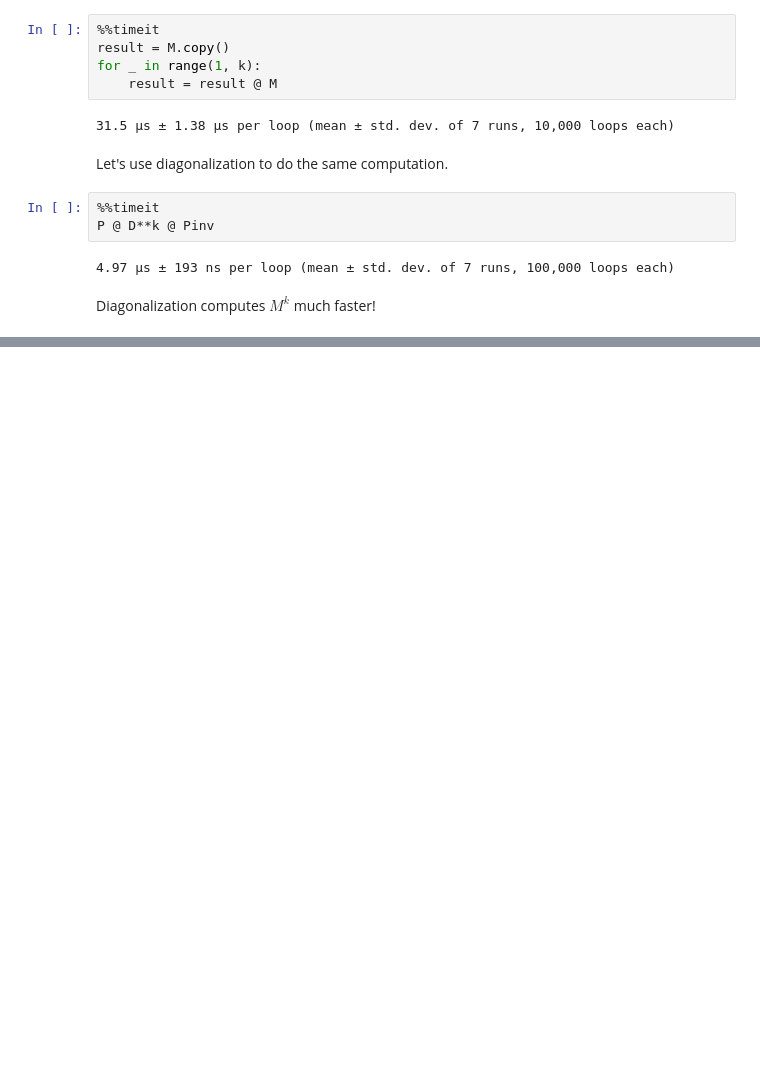
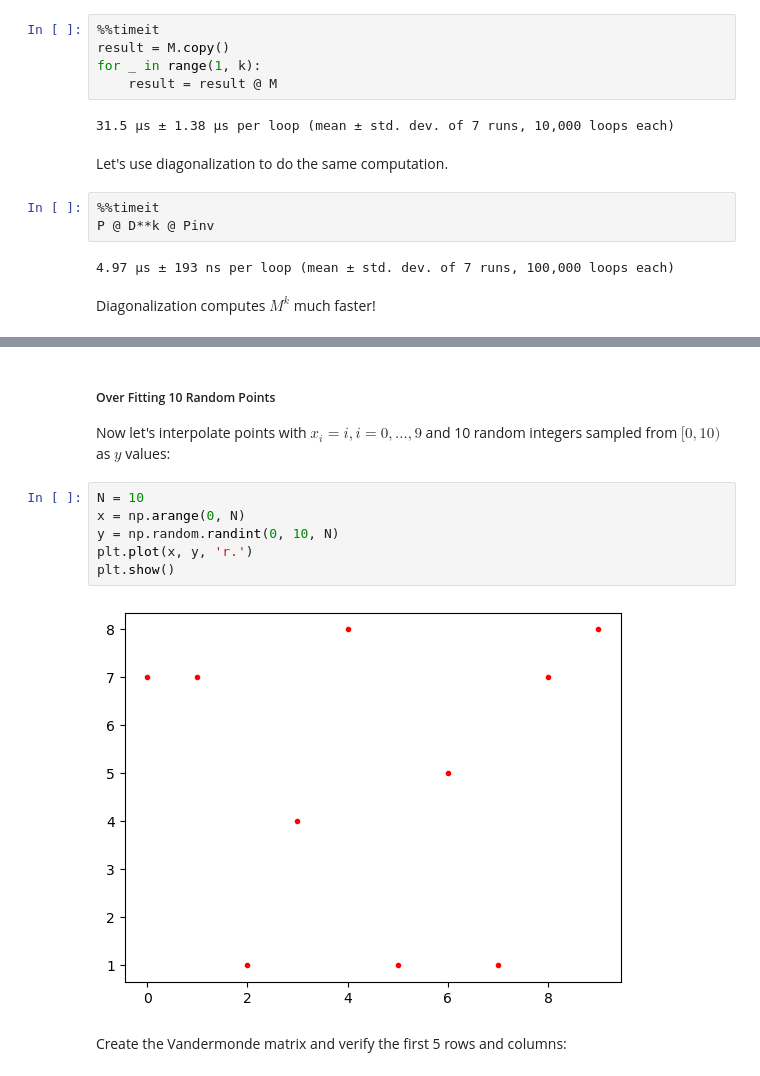
Before and after one commit to byeolla/science_dnn, a Jupyter notebook: 7th_week.ipynb, the cells around one changed output, grey strips where cells are left out. Drawn from its saved outputs; the diff is of its cells as text; blank space fills up the shorter version.

```diff
--- a/7th_week.ipynb
+++ b/7th_week.ipynb
@@ -513,0 +629,13 @@ Diagonalization computes $M^{k}$ much faster!
+# %% [markdown]
+##### Over Fitting 10 Random Points
+Now let's interpolate points with $x_{i} = i, i= 0, \dots, 9$ and 10 random integers sampled from $[0, 10)$ as $y$ values:
+# %%
+N = 10
+x = np.arange(0, N)
+y = np.random.randint(0, 10, N)
+plt.plot(x, y, 'r.')
+plt.show()
+# %% [output]
+[figure, added]
+# %% [markdown]
+Create the Vandermonde matrix and verify the first 5 rows and columns:
```
Also changed, not shown: parts of 27 cells of this notebook.
